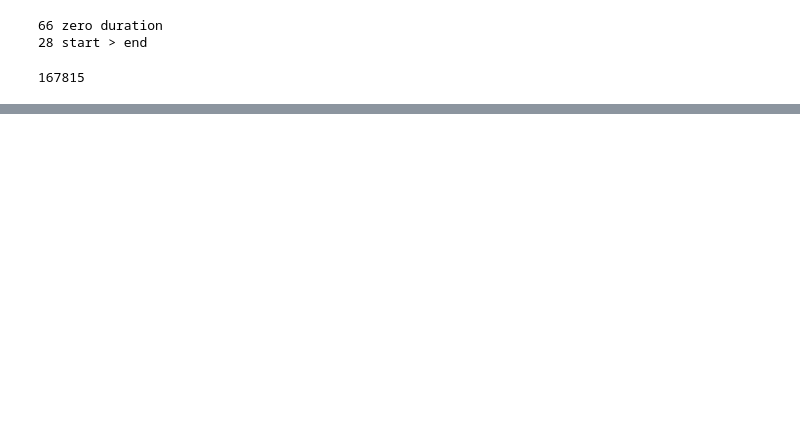
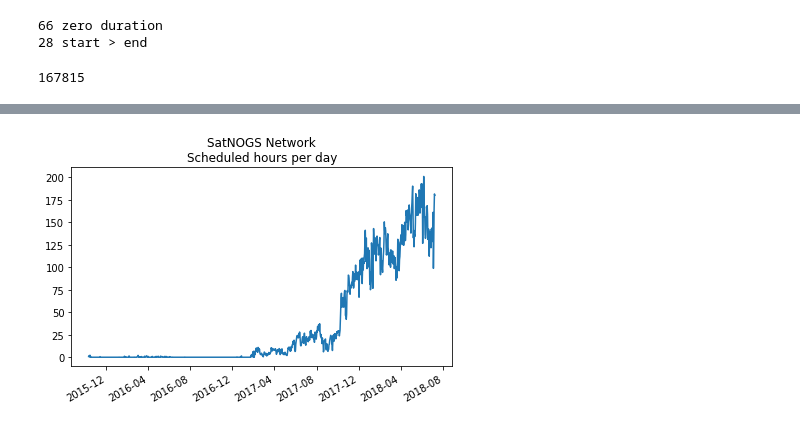
Before and after one commit to wiredlab/scheduling-bazaar, a Jupyter notebook: jupyter_notebooks/historical-observations.ipynb, the cells around one changed output, grey strips where cells are left out. Saved outputs shown, nothing was run; the diff lists cells and outputs as text; code cells hidden in the pictures; blank space fills up the shorter version.

```diff
--- a/jupyter_notebooks/historical-observations.ipynb
+++ b/jupyter_notebooks/historical-observations.ipynb
@@ -41,8 +48,0 @@ days = [firstday + timedelta(days=i) for i in range(len(tree))]
-# %%
-counts = []
-
-oneday = timedelta(days=1)
-for day in days:
-    obs = observations[day : day + oneday]
-    for o in obs:
-        pass
@@ -48,0 +89,13 @@ for day in days:
+# %%
+fig, ax = plt.subplots()
+
+access = np.fromiter((d.total_seconds() for d in duration), np.float, len(duration))
+
+ax.plot(days, access/(60*60))
+
+ax.set_title('SatNOGS Network\nScheduled hours per day')
+fig.autofmt_xdate()
+plt.tight_layout()
+fig.savefig('network-obs-access.png', dpi=150)
+# %% [output]
+[figure, added]
```
Also changed, not shown: parts of 4 cells of this notebook.
